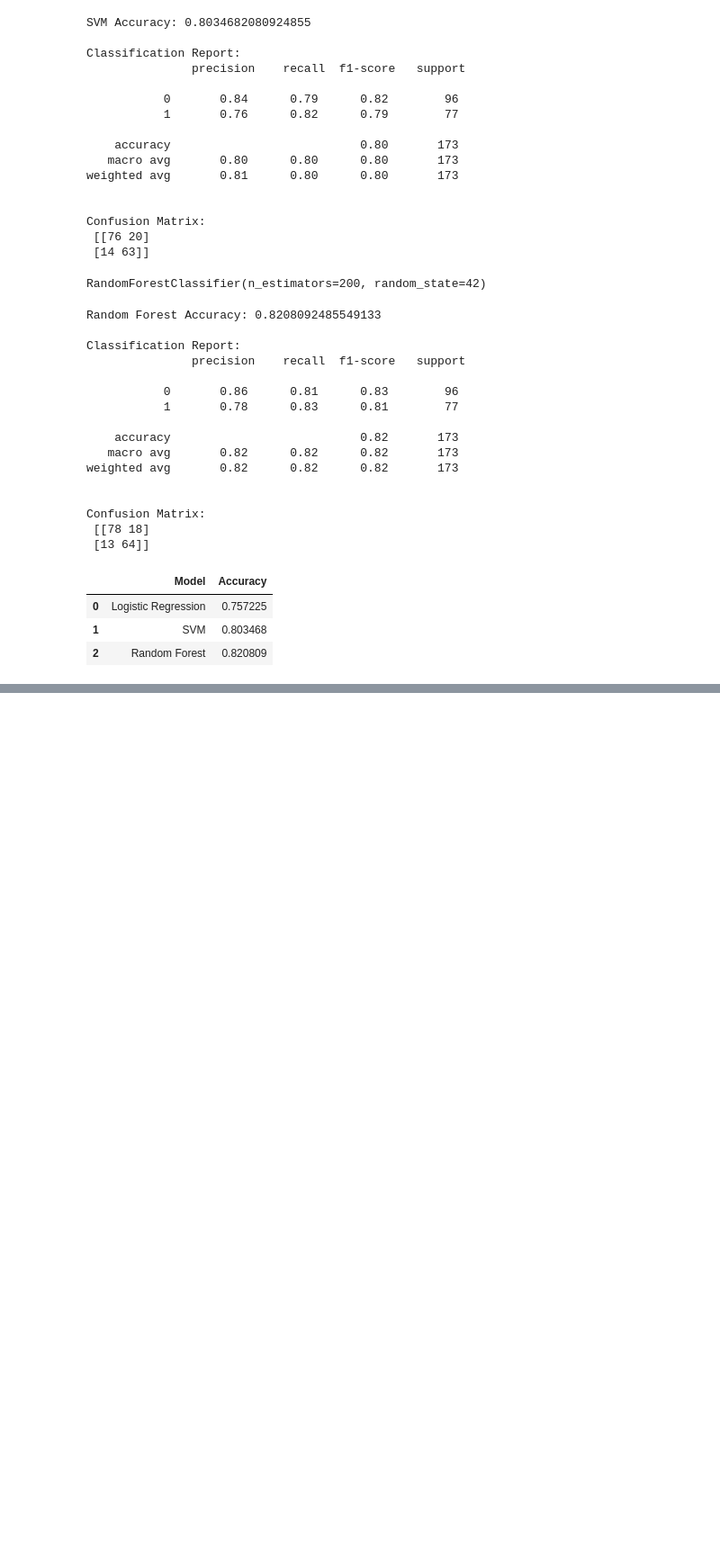
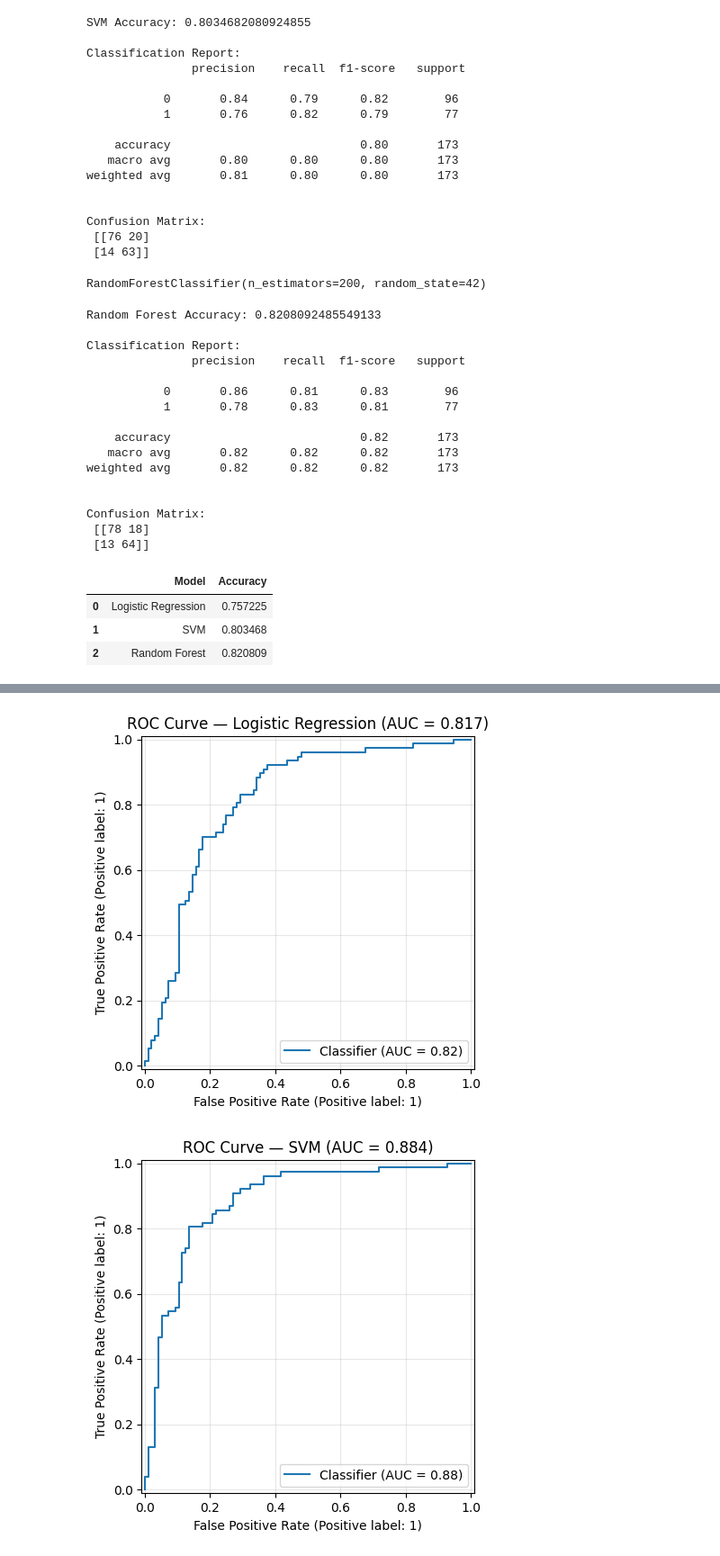
Before and after one commit to avindumihisara0229-code/ErgoSense, a Jupyter notebook: KKT_Deshapriya_DSGP.ipynb, the cells around one changed output, grey strips where cells are left out. Shown at 90% size. Cells and saved outputs as stored; diff of their text form; code cells hidden in the pictures; blank space fills up the shorter version.

```diff
--- a/KKT_Deshapriya_DSGP.ipynb
+++ b/KKT_Deshapriya_DSGP.ipynb
@@ -318,0 +355,24 @@ results
+# %%
+svm_model_prob = SVC(kernel="rbf", C=1, gamma="scale", probability=True, random_state=42)
+svm_model_prob.fit(X_train_smote, y_train_smote)
+
+# Probabilities for "stressed" class (class 1)
+lr_scores = lr_model.predict_proba(X_test_scaled)[:, 1]
+svm_scores = svm_model_prob.predict_proba(X_test_scaled)[:, 1]
+rf_scores = rf_model.predict_proba(X_test_scaled)[:, 1]
+# %%
+score_dict = {
+    "Logistic Regression": lr_scores,
+    "SVM": svm_scores,
+    "Random Forest": rf_scores
+}
+
+for name, scores in score_dict.items():
+    RocCurveDisplay.from_predictions(y_test, scores)
+    auc = roc_auc_score(y_test, scores)
+    plt.title(f"ROC Curve — {name} (AUC = {auc:.3f})")
+    plt.grid(True, alpha=0.3)
+    plt.show()
+# %% [output]
+[figure, added]
+[figure, added]
```
Also changed, not shown: parts of 6 cells of this notebook.
